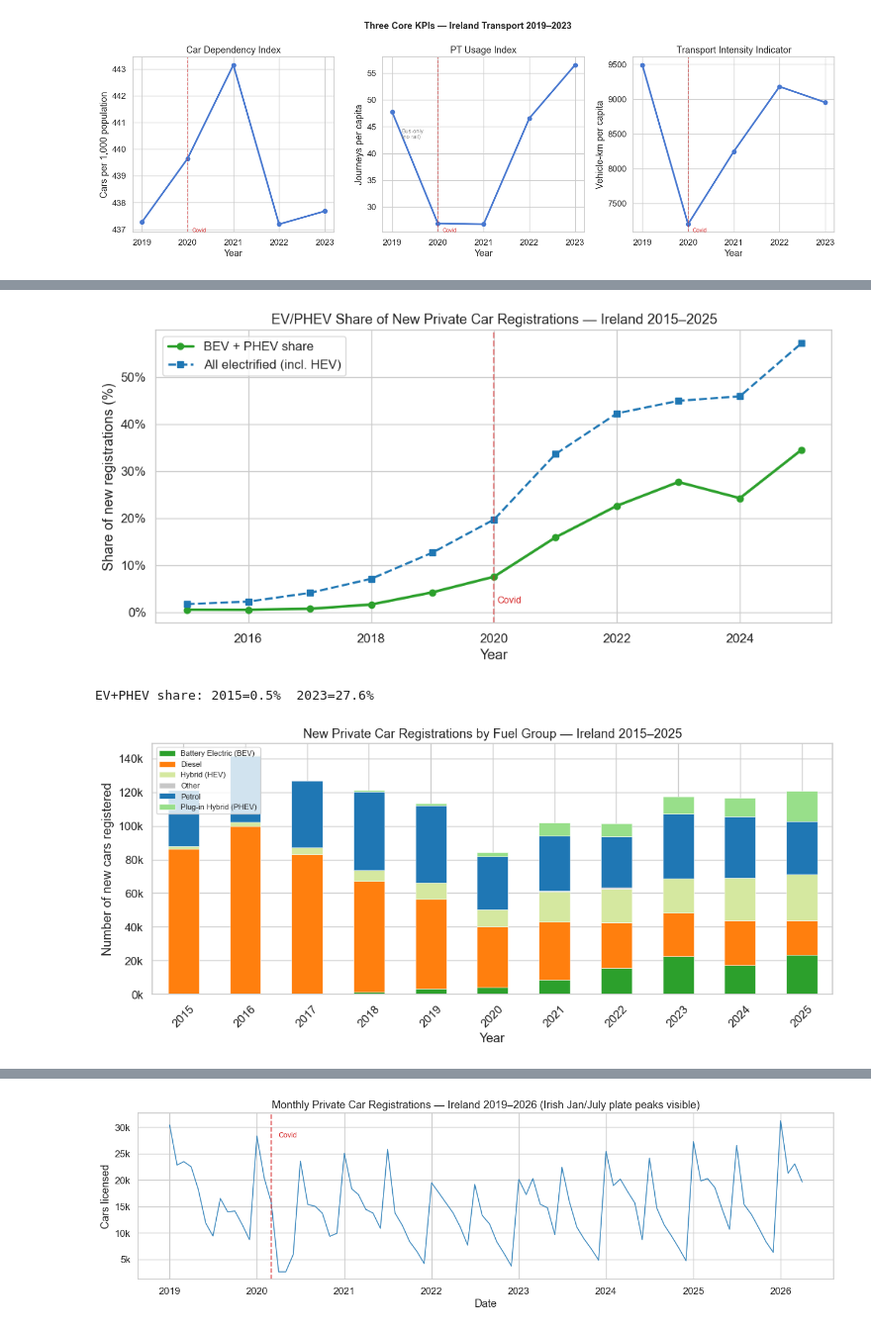
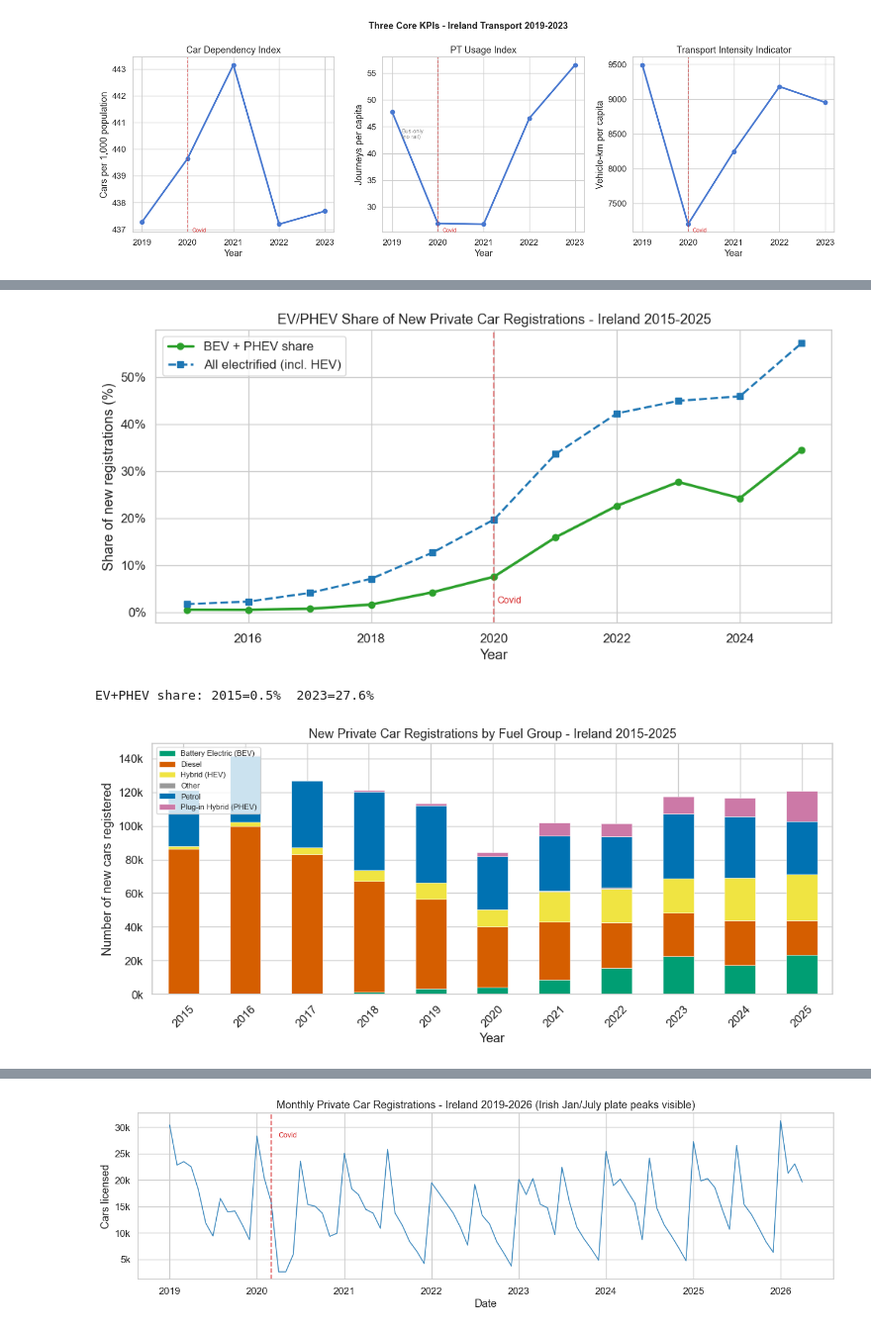
Before and after one commit to srb1024/IE_TRANSPORTs_DECARBONISATION_TRACKER, a Jupyter notebook: notebooks/02_descriptive_analytics.ipynb, the cells around one changed output, grey strips where cells are left out. Shown at 99% size. Cells and saved outputs as stored; diff of their text form; code cells hidden in the pictures.

```diff
--- a/notebooks/02_descriptive_analytics.ipynb
+++ b/notebooks/02_descriptive_analytics.ipynb
@@ -145,7 +149,7 @@ ax.plot(complete["Year"], complete["electrified_share"] * 100,
         marker="s", linewidth=2, linestyle="--", color="#1f77b4", label="All electrified (incl. HEV)")
 ax.axvline(2020, color=COVID_COLOR, linestyle="--", alpha=0.5)
 ax.text(2020.05, 2, "Covid", color=COVID_COLOR, fontsize=9)
-ax.set(title="EV/PHEV Share of New Private Car Registrations — Ireland 2015–2025",
+ax.set(title="EV/PHEV Share of New Private Car Registrations - Ireland 2015-2025",
        xlabel="Year", ylabel="Share of new registrations (%)")
 ax.yaxis.set_major_formatter(mticker.PercentFormatter())
 ax.legend()
@@ -155,31 +159,31 @@ plt.show()
 print(f"EV+PHEV share: 2015={complete.loc[complete.Year==2015,'ev_phev_share'].values[0]*100:.1f}%  "
       f"2023={complete.loc[complete.Year==2023,'ev_phev_share'].values[0]*100:.1f}%")
 # %% [output]
-[figure, old version]
+[figure, new version]
 EV+PHEV share: 2015=0.5%  2023=27.6%
 # %%
 fuel_cols = [c for c in fuel_ann.columns
              if c not in ["Year","total","ev_phev_share","electrified_share",
                           "months_reported","year_complete"]]
-palette = {"Petrol":"#1f77b4","Diesel":"#ff7f0e",
-           "Battery Electric (BEV)":"#2ca02c","Plug-in Hybrid (PHEV)":"#98df8a",
-           "Hybrid (HEV)":"#d5e8a0","Other":"#c7c7c7"}
+palette = {"Petrol":"#0072B2","Diesel":"#D55E00",
+           "Battery Electric (BEV)":"#009E73","Plug-in Hybrid (PHEV)":"#CC79A7",
+           "Hybrid (HEV)":"#F0E442","Other":"#999999"}
 
 plot_df = fuel_ann[fuel_ann["year_complete"]][["Year"] + fuel_cols].set_index("Year")
 fig, ax = plt.subplots(figsize=(11, 5))
 plot_df.plot(kind="bar", stacked=True, ax=ax,
              color=[palette.get(c, "grey") for c in fuel_cols],
              edgecolor="white", linewidth=0.4)
-ax.set(title="New Private Car Registrations by Fuel Group — Ireland 2015–2025",
+ax.set(title="New Private Car Registrations by Fuel Group - Ireland 2015-2025",
        xlabel="Year", ylabel="Number of new cars registered")
 ax.yaxis.set_major_formatter(mticker.FuncFormatter(lambda x,_: f"{x/1000:.0f}k"))
 ax.legend(loc="upper left", fontsize=8)
 plt.xticks(rotation=45)
 plt.tight_layout()
 plt.savefig(FIG_DIR / "06_fuel_stacked_bar.png", dpi=150)
 plt.show()
 # %% [output]
-[figure, old version]
+[figure, new version]
 # %%
 monthly_pivot = (fuel_mon.groupby(["Date","fuel_group"])["new_private_cars"]
                  .sum().unstack(fill_value=0))
```
Also changed, not shown: parts of 20 cells of this notebook, 54 other files.
